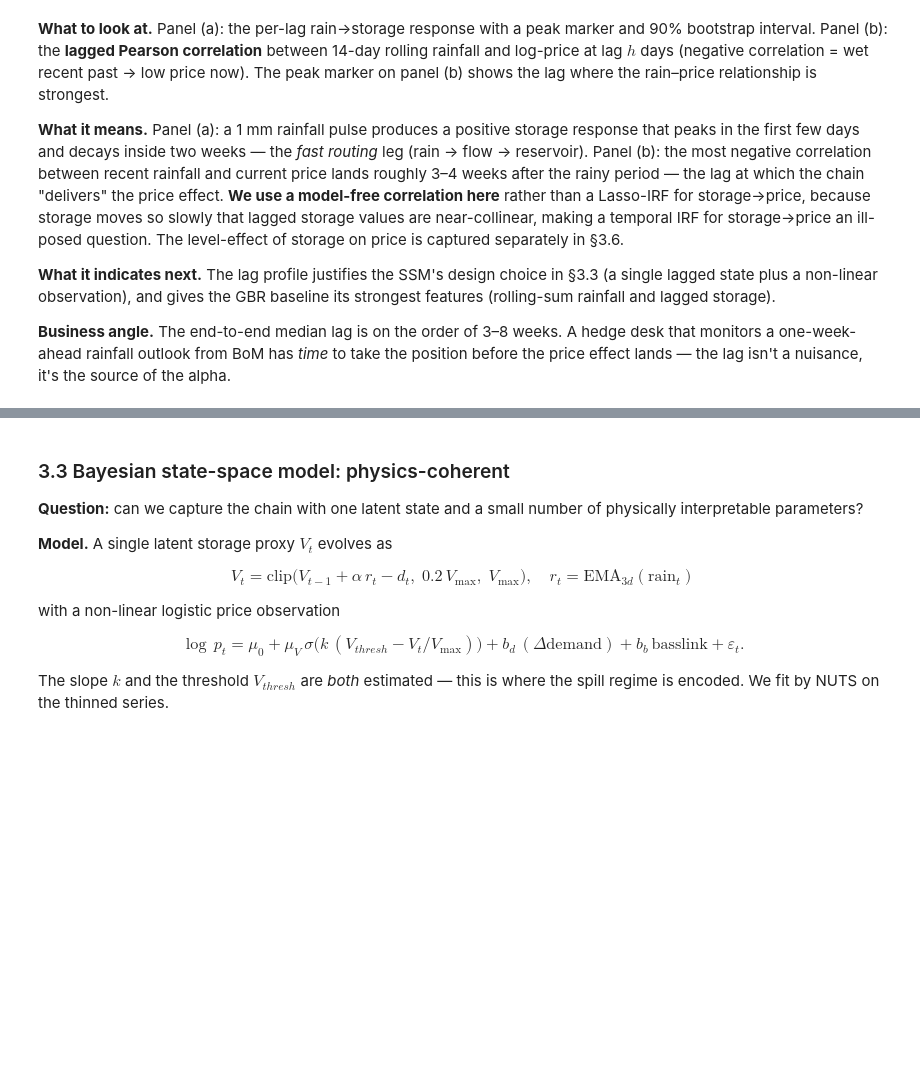
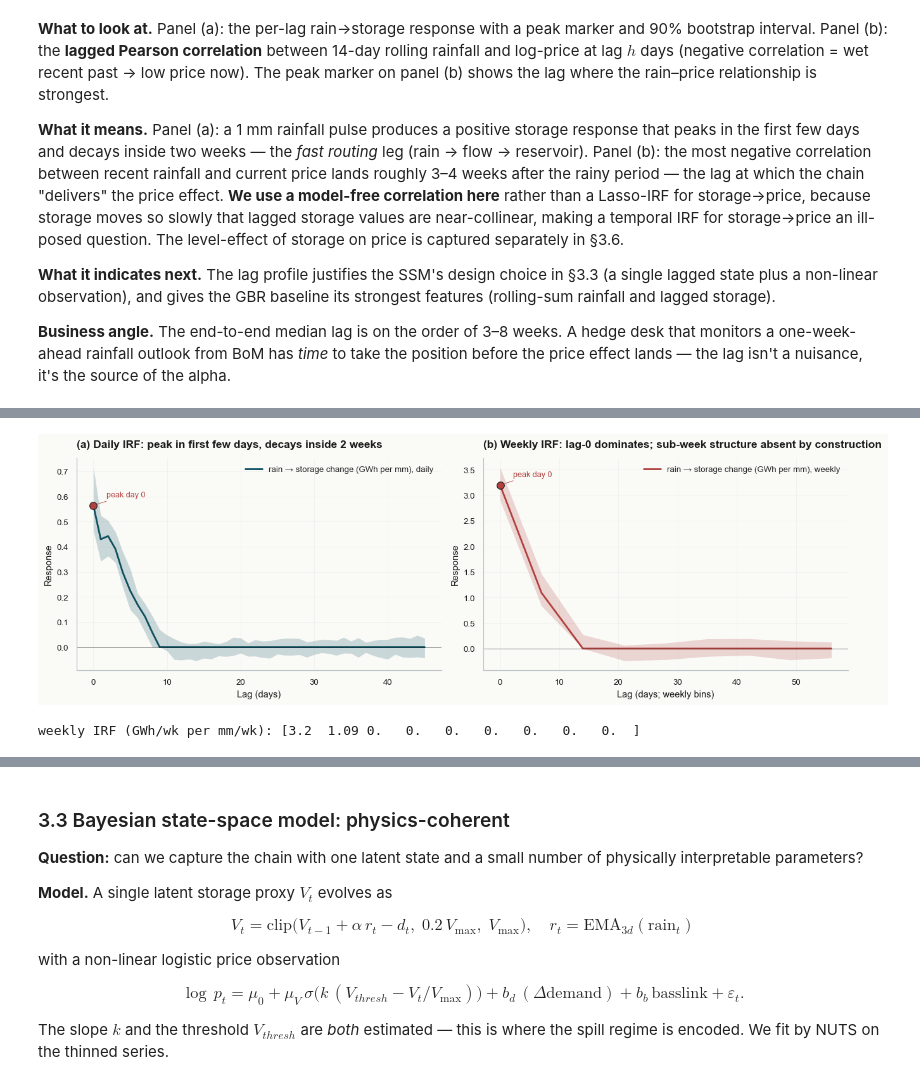
Before and after one commit to Ahmad-Jaradat-Space/tas1-rainfall-to-price, a Jupyter notebook: notebook.ipynb, the cells around one changed output, grey strips where cells are left out. Cells and saved outputs as stored; diff of their text form; code cells hidden in the pictures; blank space fills up the shorter version.

```diff
--- a/notebook.ipynb
+++ b/notebook.ipynb
@@ -359,0 +366,31 @@ rain → price half-decay (days): median 44   ±20% band [35, 53]
+# %%
+# Weekly resample: rainfall summed within the week (mm/wk),
+# storage at end-of-week (no interpolation, raw observation).
+W = pd.DataFrame({
+    'rain_mean_mm': df['rain_mean_mm'].resample('W').sum(),
+    'storage_gwh':  df['storage_gwh'].resample('W').last(),
+}).dropna()
+y_wk = np.diff(W['storage_gwh'].values, prepend=W['storage_gwh'].values[0])
+controls_w = np.column_stack([
+    np.cos(2*np.pi*W.index.dayofyear.to_numpy()/365.25),
+    np.sin(2*np.pi*W.index.dayofyear.to_numpy()/365.25),
+])
+lags_w, irf_w, lo_w, hi_w, _ = transfer.bootstrap_irf_full(
+    W['rain_mean_mm'].values, y_wk,
+    max_lag=8, n_boot=120, controls=controls_w, seed=0, block=4)
+
+fig, ax = plt.subplots(1, 2, figsize=(13, 4.4))
+plots.irf_plot(lags_rs, irf_rs, lo_rs, hi_rs, ax=ax[0], color=plots.PRIMARY,
+               label='rain -> storage change (GWh per mm), daily',
+               title='(a) Daily IRF: smooth decay across the first 1-2 weeks')
+ax[0].set_xlabel('Lag (days)')
+plots.irf_plot(lags_w * 7, irf_w, lo_w, hi_w, ax=ax[1], color=plots.WARN,
+               label='rain -> storage change (GWh per mm), weekly',
+               title='(b) Weekly IRF: lag-0 dominates, sub-week structure absent')
+ax[1].set_xlabel('Lag (days; weekly bins)')
+plt.tight_layout()
+
+print('weekly IRF (GWh/wk per mm/wk):', np.round(irf_w, 2))
+# %% [output]
+[figure, added]
+weekly IRF (GWh/wk per mm/wk): [3.2  1.09 0.   0.   0.   0.   0.   0.   0.  ]
```
Also changed, not shown: parts of 3 cells of this notebook.
